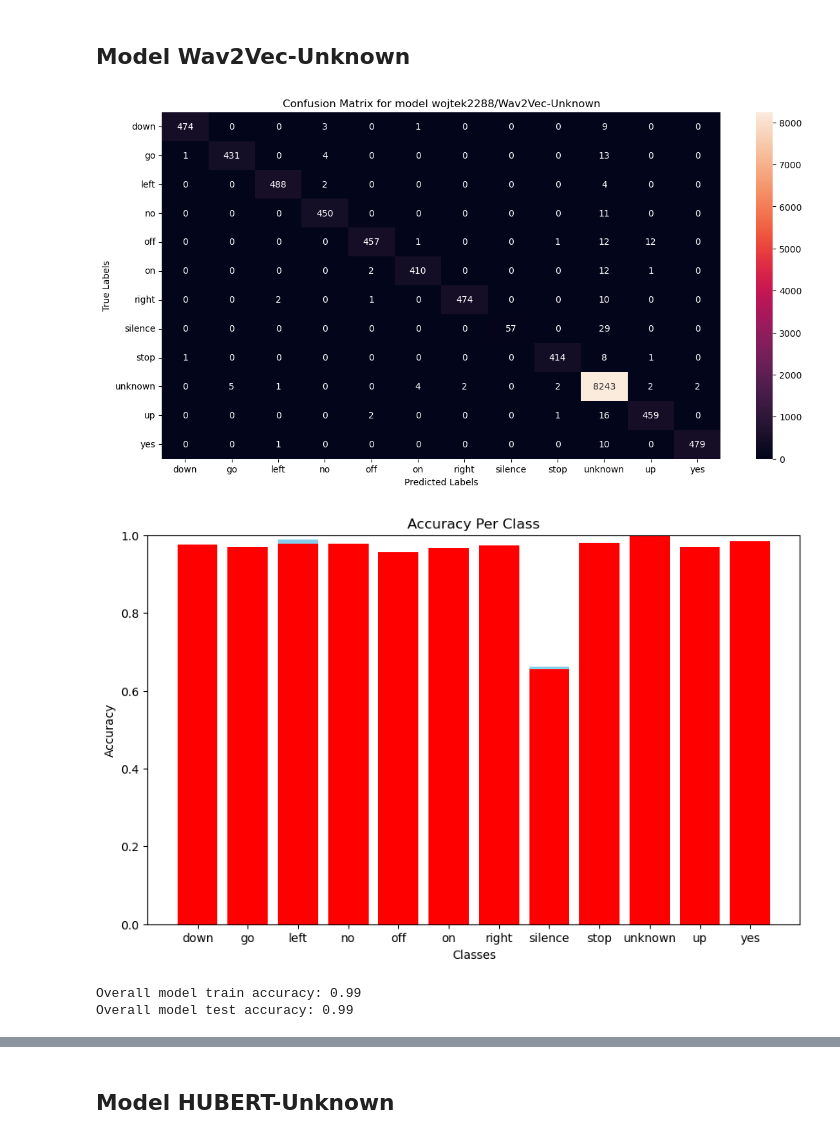
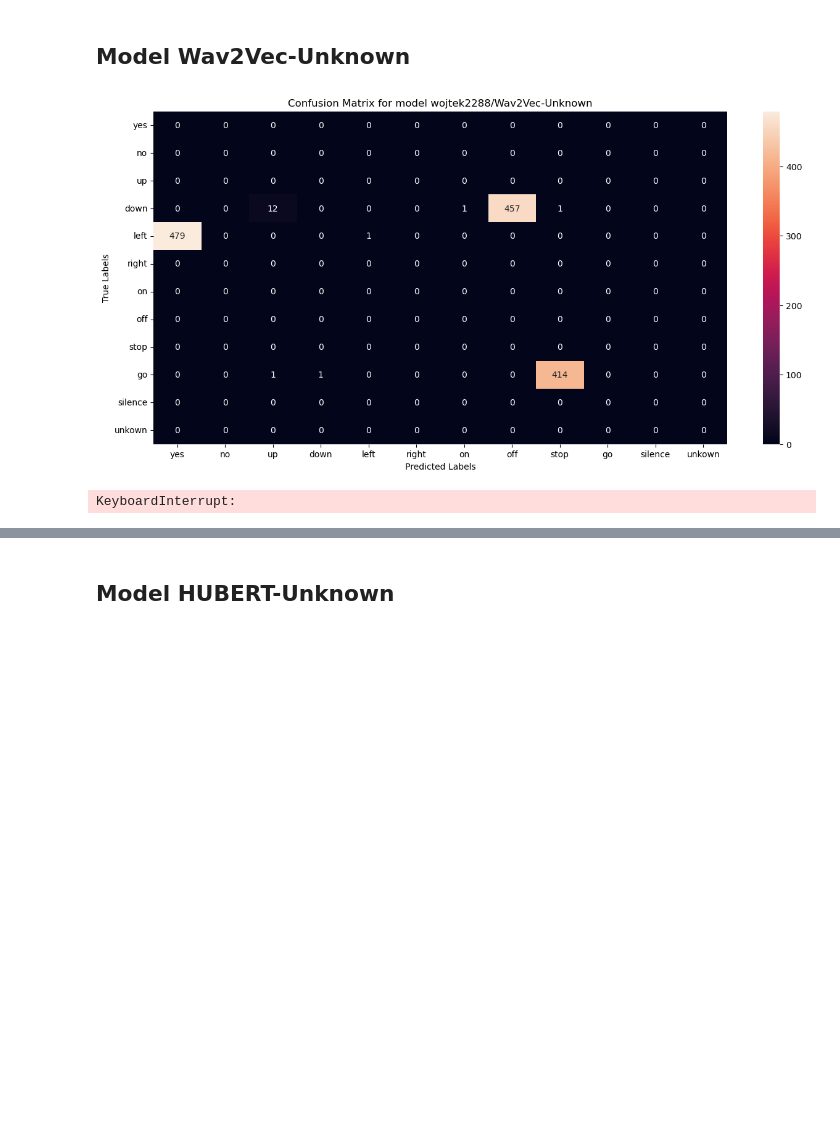
Before and after one commit to wojtek2288/dlm2, a Jupyter notebook: results.ipynb, the cells around one changed output, grey strips where cells are left out. Saved outputs shown, nothing was run; the diff lists cells and outputs as text; code cells hidden in the pictures; blank space fills up the shorter version.

```diff
--- a/results.ipynb
+++ b/results.ipynb
@@ -126,6 +126,40 @@ def test_two(data, classifier, model_name):
 
     print(f'Selected model train accuracy: {train_accuracy:.4f}')
     print(f'Selected model test accuracy: {test_accuracy:.4f}')
+
+def test_three(data, classifier, model_name):
+    labels = ['down', 'go', 'left', 'no', 'off', 'on', 'right', 'silence', 'stop', 'unknown', 'up', 'yes']
+    all_labels_data = data["test"]
+    test_conf_matrix = get_confusion_matrix(classifier, all_labels_data["audio"], get_true_labels(all_labels_data), labels)
+    plot_confusion_matrix(test_conf_matrix, labels, model_name)
+
+    train_conf_matrix = get_confusion_matrix(classifier, data["train"]["audio"], get_true_labels(data["train"]), labels)
+
+    accuracies_test = np.diag(test_conf_matrix) / np.sum(test_conf_matrix, axis=1)
+    accuracies_train = np.diag(train_conf_matrix) / np.sum(train_conf_matrix, axis=1)
+
+    bar_width = 0.35
+
+    x = np.arange(len(labels))
+    positions_series_1 = x - bar_width / 2
+    positions_series_2 = x + bar_width / 2
+
+    plt.figure(figsize=(15, 7))
+    plt.bar(positions_series_1, accuracies_test, width=bar_width, label="Test")
+    plt.bar(positions_series_2, accuracies_train, width=bar_width, label="Train")
+    plt.xlabel('Classes')
+    plt.ylabel('Accuracy')
+    plt.title('Accuracy Per Class')
+    plt.xticks(x, all_labels)
+    plt.legend()
+    plt.ylim(0, 1)
+    plt.show()
+
+    train_accuracy = np.trace(train_conf_matrix) / np.sum(train_conf_matrix)
+    test_accuracy = np.trace(test_conf_matrix) / np.sum(test_conf_matrix)
+
+    print(f'Overall model train accuracy: {train_accuracy:.2f}')
+    print(f'Overall model test accuracy: {test_accuracy:.2f}')
 # %% [markdown]
 ## Model Wav2Vec
 # %%
@@ -206,9 +265,7 @@ data = data.train_test_split(test_size=0.2, seed=SEED)
 model_name = "wojtek2288/Wav2Vec-Unknown"
 classifier = pipeline("audio-classification", model=model_name)
 # %%
-test_one(data, classifier, model_name)
+test_three(data, classifier, model_name)
 # %% [output]
-[figure, old version]
+[figure, new version]
-[figure, removed]
-Overall model train accuracy: 0.99
-Overall model test accuracy: 0.99
+KeyboardInterrupt:
```
Also changed, not shown: parts of 11 cells of this notebook.
